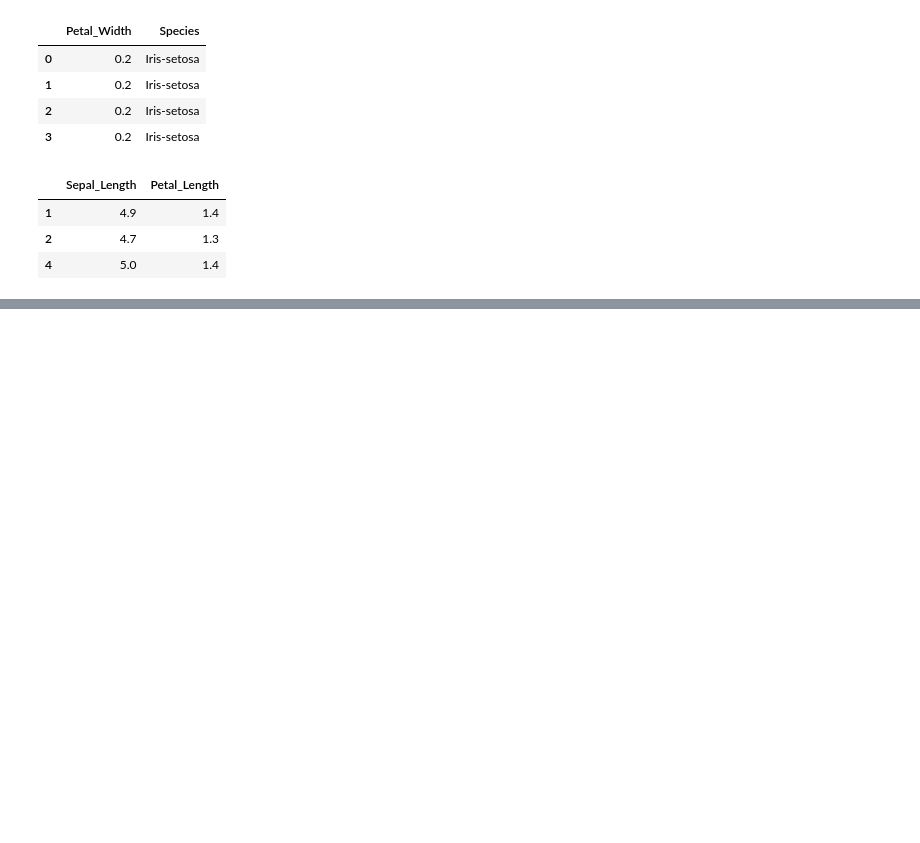
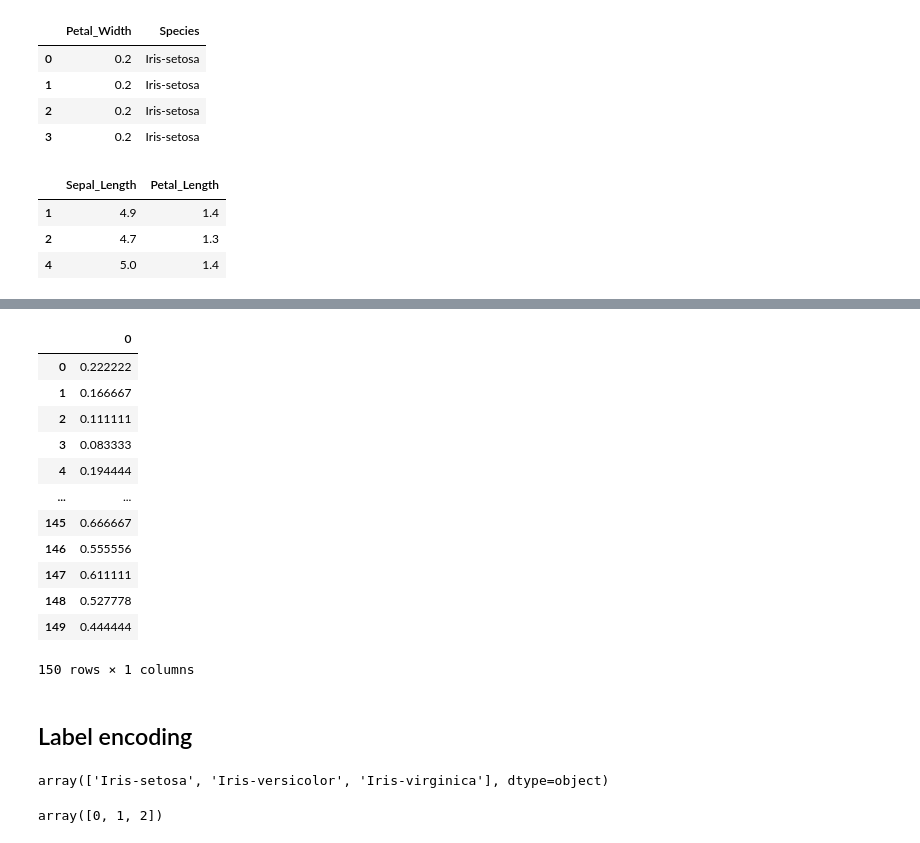
Before and after one commit to NishantK30/TE-labs, a Jupyter notebook: DSBDL/P1/DSBDL_P1.ipynb, the cells around one changed output, grey strips where cells are left out. Saved outputs shown, nothing was run; the diff lists cells and outputs as text; code cells hidden in the pictures; blank space fills up the shorter version.

```diff
--- a/DSBDL/P1/Untitled.ipynb
+++ b/DSBDL/P1/DSBDL_P1.ipynb
@@ -198,0 +212,25 @@ iris.iloc[[1, 2, 4], [0, 2]]
+# %%
+x = iris[['Sepal_Length']].values.astype(float)
+# %%
+min_max_scaler = MinMaxScaler()
+x_scaled = min_max_scaler.fit_transform(x)
+# %%
+df_normalized = pd.DataFrame(x_scaled)
+# %%
+df_normalized
+# %% [output]
+|  | 0 |
+| 0 | 0.222222 |
+| 1 | 0.166667 |
+| 2 | 0.111111 |
+| 3 | 0.083333 |
+| 4 | 0.194444 |
+| ... | ... |
+| 145 | 0.666667 |
+| 146 | 0.555556 |
+| 147 | 0.611111 |
+| 148 | 0.527778 |
+| 149 | 0.444444 |
+150 rows × 1 columns
+# %% [markdown]
+## Label encoding
@@ -198,0 +239,4 @@ iris.iloc[[1, 2, 4], [0, 2]]
+# %%
+iris['Species'].unique()
+# %% [output]
+array(['Iris-setosa', 'Iris-versicolor', 'Iris-virginica'], dtype=object)
@@ -198,0 +246,4 @@ iris.iloc[[1, 2, 4], [0, 2]]
+# %%
+iris['Species'].unique()
+# %% [output]
+array([0, 1, 2])
```
Also changed, not shown: parts of 5 cells of this notebook, 4 other files.
